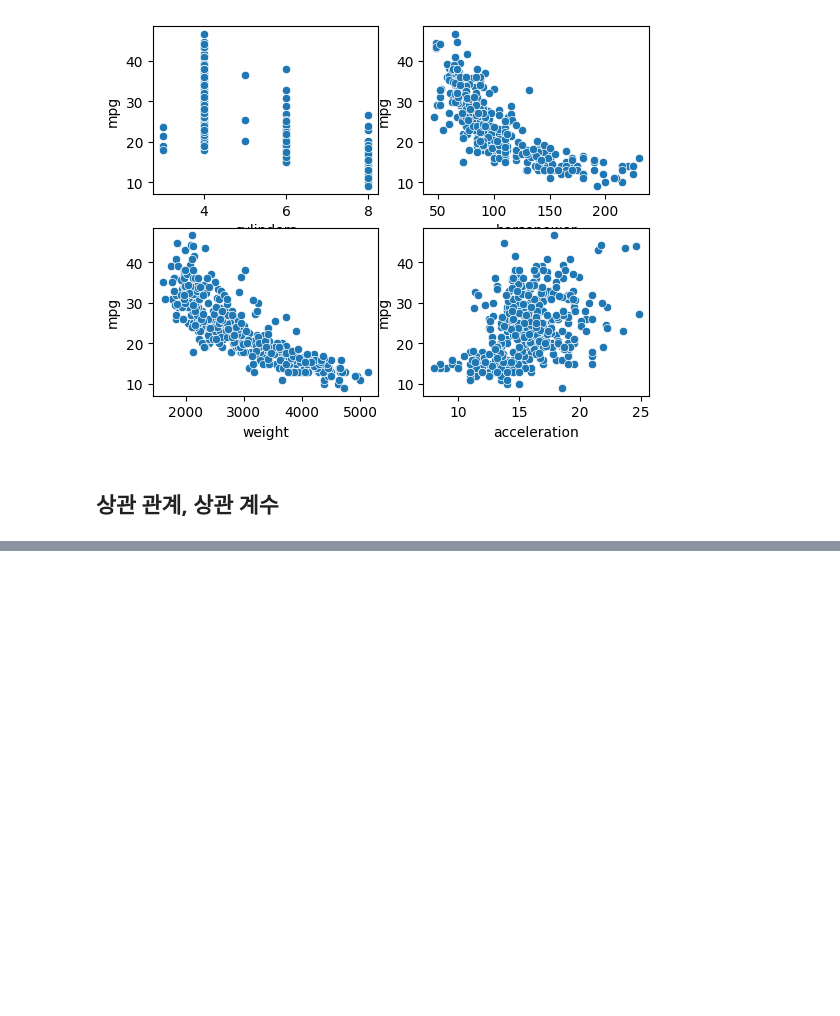
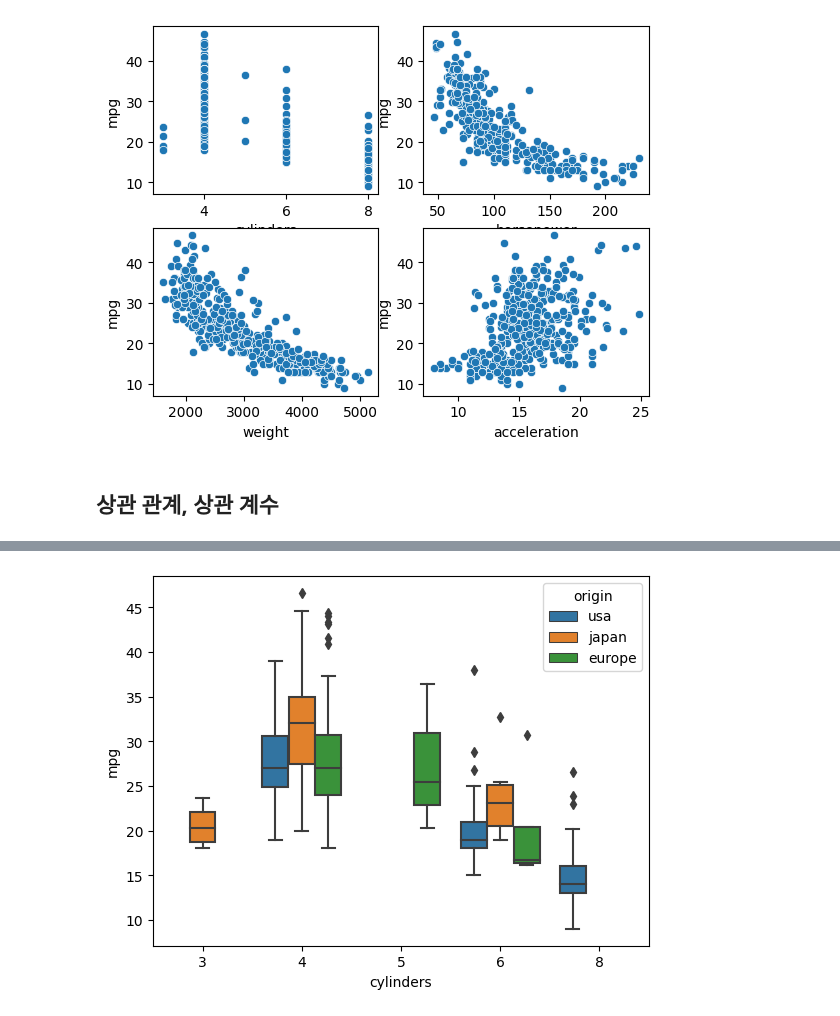
Before and after one commit to baesaa0304/StudyIT, a Jupyter notebook: py18_mpg.ipynb, the cells around one changed output, grey strips where cells are left out. Cells and saved outputs as stored; diff of their text form; code cells hidden in the pictures; blank space fills up the shorter version.

```diff
--- a/py18_mpg.ipynb
+++ b/py18_mpg.ipynb
@@ -167,0 +216,6 @@ plt.show()
+# %%
+# cyliners 별, origin 별 mpg boz plot
+sns.boxplot(data=mpg, x='cylinders', y='mpg', hue='origin')
+plt.show()
+# %% [output]
+[figure, added]
```
Also changed, not shown: parts of 11 cells of this notebook.
